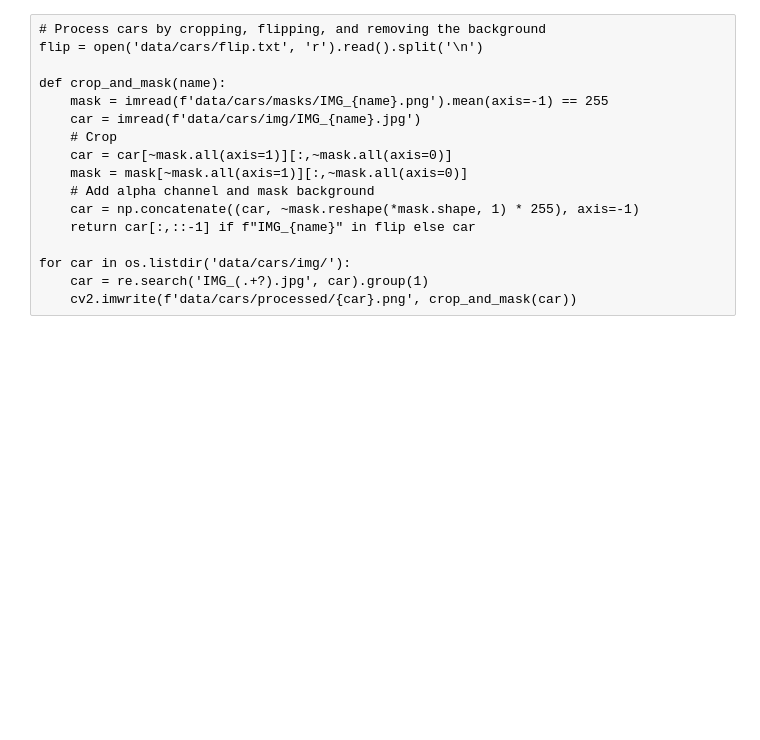
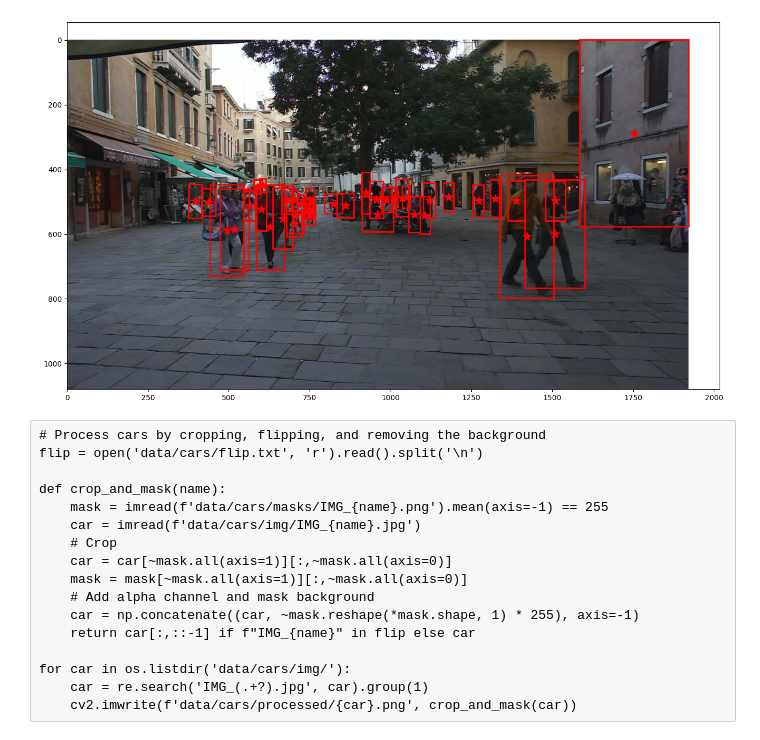
Before and after one commit to IvoBrink/ContrastiveTracking, a Jupyter notebook: occlusions/occlude.ipynb, the cells around one changed output. Cells and saved outputs as stored; diff of their text form; code cells hidden in the pictures; blank space fills up the shorter version.

```diff
--- a/occlusions/occlude.ipynb
+++ b/occlusions/occlude.ipynb
@@ -183,0 +43,17 @@ occ.save_video()
+# %%
+df = pd.read_csv('data/MOT/train/MOT17-02-DPM/gt/gt.txt', header=None)
+
+for f in df[0].unique():
+    _, ax = plt.subplots(figsize=(16, 12))
+    img = imread(f'data/MOT/train/MOT17-02-DPM/img1/{f:06}.jpg')
+    plt.imshow(img)
+    for _, (x1, y1, x2, y2) in df[df[0] == f].iloc[:, 2:6].iterrows():
+        ax.add_patch(plt.Rectangle([x1, y1], x2, y2,
+                     edgecolor='r', facecolor='none', linewidth=2))
+        ax.scatter(x1 + x2 / 2, y1 + y2 / 2, marker='*', c='r', s=150)
+    sleep(0.5)
+    clear_output()
+    plt.show()
+    break
+# %% [output]
+[figure, added]
```
Also changed, not shown: parts of 9 cells of this notebook, 29 other files.
